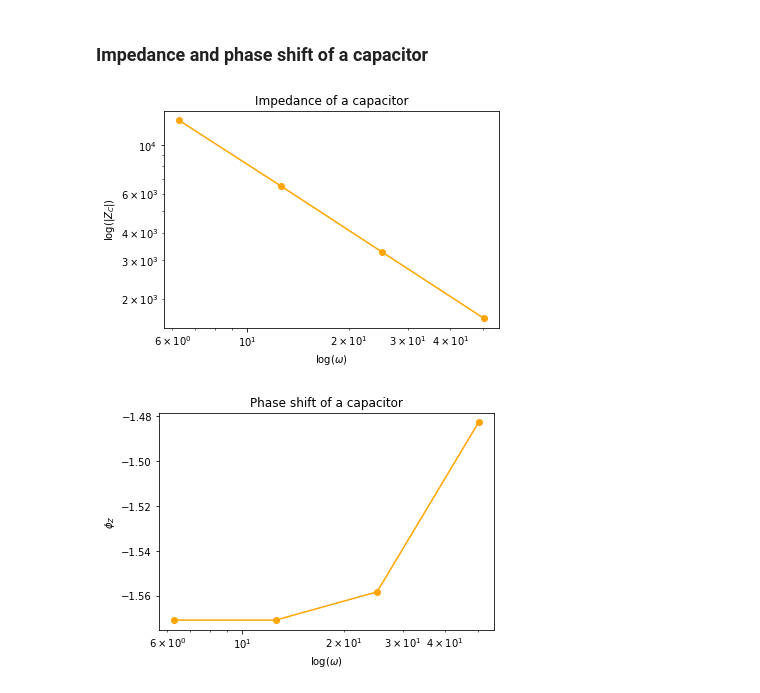
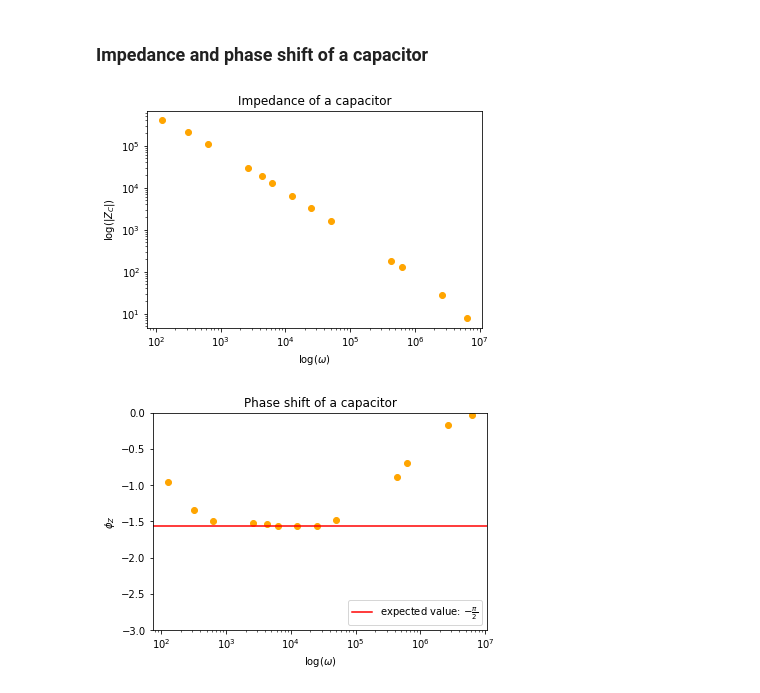
Before and after one commit to stine-fohrmann/Physical-Modelling, a Jupyter notebook: Experiment_2_Impedance.ipynb, the cells around one changed output. Drawn from its saved outputs; the diff is of its cells as text; code cells hidden in the pictures.

```diff
--- a/Experiment_2_Impedance.ipynb
+++ b/Experiment_2_Impedance.ipynb
@@ -13,11 +13,11 @@ import numpy as np
 i = 1j
 
 # Data - Inductor
-f_values = [1, 2, 4, 8, 16]  # frequency in kHz
+f_values = [1000, 2000, 4000, 8000, 16000, 20, 50, 690, 420, 1e6, 100e3, 420e3, 69e3]  # frequency in Hz
 R = 10  # resistance in ohm
-U_0_values = [3.5, 4.2, 4.7, 4.9, 5.0]  # voltage over inductor and resistor in V
-V_0_values = [4e-1, 3e-1, 1.84e-1, 0.96e-1, 0.49e-1]  # voltage over resistor in V
-T = [1, 0.5, 0.25, 0.125, 0.0625]  # period in ms
+U_0_values = [3.5, 4.2, 4.7, 4.9, 5.0, 2.73, 2.74, 3.19, 2.94, 5.00, 5.00, 5.02, 5.01]  # voltage over inductor and resistor in V
+V_0_values = [4e-1, 3e-1, 1.84e-1, 0.96e-1, 0.49e-1, 474e-3, 473.5e-3, 437e-3, 459e-3, 1.4e-3, 8.8e-3, 2.6e-3, 12e-3]  # voltage over resistor in V
+T = [1, 0.5, 0.25, 0.125, 0.0625, 50, 20, 1.46, 2.39, 1e-3, 10e-3, 2.38e-3, 14.5e-3]  # period in ms
 T = [element * 10 ** -3 for element in T]  # convert to s
 peak_U_values = [252, 125, 62.5, 31.5, 15.6]  # peak position in µs
 peak_V_values = [384, 216, 116, 60, 30.6]  # peak position in µs
@@ -27,6 +27,8 @@ peak_V_values = [element * 10 ** -6 for element in peak_V_values]  # convert to
 # Calculate phase from peak measurements
 phi_U_values = [-peak / T * 2 * np.pi for peak, T in zip(peak_U_values, T)]
 phi_V_values = [-peak / T * 2 * np.pi for peak, T in zip(peak_V_values, T)]
+phi_Z_measured = [1, 3, 37, 25, 9, 86, 65, 88] # in °
+phi_Z_measured = [phi_Z * np.pi /180 for phi_Z in phi_Z_measured] # convert to radians
 
 # Calculate circular velocity
 omega = [2 * np.pi * f for f in f_values]
@@ -45,21 +47,25 @@ def calculateImpedance(U_0, V_0, phi_Z):
 
 
 # Calculate impedance of the inductor
-phi_Z_values = calculatePhaseDifferences(phi_U_values, phi_V_values)
+phi_Z_values = calculatePhaseDifferences(phi_U_values, phi_V_values) + phi_Z_measured
 Z_hat = [calculateImpedance(U_0, V_0, phi_Z) for U_0, V_0, phi_Z in zip(U_0_values, V_0_values, phi_Z_values)]
 Z_hat_real = [np.abs(z) for z in Z_hat]    # get modulus of Z_hat
 
 # Plot
 Z_plot = plt.figure(1)
-plt.loglog(omega, Z_hat_real, '-o', color='orange')
+plt.loglog(omega, Z_hat_real, 'o', color='orange')
 plt.title('Impedance of an inductor')
 plt.xlabel(r'$\log(\omega)$')
 plt.ylabel(r'$\log\left(|Z_L|\right)$')
 
 phi_Z_plot = plt.figure(2)
-plt.semilogx(omega, phi_Z_values, '-o', color='orange')
+plt.semilogx(omega, phi_Z_values, 'o', color='orange')
+plt.axhline(y = np.pi/2, color = 'r', linestyle = '-')
 plt.title('Phase shift of an inductor')
 plt.xlabel(r'$\log(\omega)$')
 plt.ylabel(r'$\phi_Z$')
+plt.axhline(y = np.pi/2, color = 'r', linestyle = '-', label=r'expected value: $\frac{\pi}{2}$')
+plt.legend(loc='upper right')
+plt.ylim([0, 3])
 plt.show()
 # %% [output]
@@ -72,11 +78,11 @@ plt.show()
 i = 1j
 
 # Data - Capacitor
-f_values = [1, 2, 4, 8] # frequency in kHz
+f_values = [1e3, 2e3, 4e3, 8e3, 100, 20, 50, 690, 420, 1e6, 100e3, 420e3, 69e3] # frequency in Hz
 R = 150           # resistance in ohm
-U_0_values = [5.0, 5.0, 5.0, 5.0]                    # voltage over inductor and resistor in V
-V_0_values = [0.58e-1, 1.15e-1, 2.30e-1, 4.57e-1] # voltage over resistor in V
-T = [1, 0.5, 0.25, 0.125]       # period in ms
+U_0_values = [5.0, 5.0, 5.0, 5.0, 5.00, 5.08, 5.06, 5.05, 5.03, 3.79, 4.15, 3.81, 4.36]                    # voltage over inductor and resistor in V
+V_0_values = [0.58e-1, 1.15e-1, 2.30e-1, 4.57e-1, 6.73e-3, 1.90e-3, 3.53e-3, 39.8e-3, 25.0e-3, 3.67, 3.13, 3.65, 2.75] # voltage over resistor in V
+T = [1, 0.5, 0.25, 0.125, 10, 50, 20, 1.46, 2.38, 1e-3, 10e-3, 2.39e-3, 14.5e-3]       # period in ms
 T = [element * 10**-3 for element in T] # convert to s
 peak_U_values = [250, 125, 62, 31.5] # peak position in µs
 peak_V_values = [0, 0, 0, 2]    # peak position in µs
@@ -86,41 +92,46 @@ peak_V_values = [element * 10**-6 for element in peak_V_values] # convert to s
 # Calculate phase from peak measurements
 phi_U_values = [-peak / T * 2 * np.pi for peak, T in zip(peak_U_values, T)]
 phi_V_values = [-peak / T * 2 * np.pi for peak, T in zip(peak_V_values, T)]
+phi_Z_measured = [-86, -55, -77, -88, -87, -2.3, -40, -10, -51] # in °
+phi_Z_measured = [phi_Z * np.pi /180 for phi_Z in phi_Z_measured] # convert to radians
 
 # Calculate circular velocity
 omega = [2 * np.pi * f for f in f_values]
 
 
 # Function for calculating phase difference
 def calculatePhaseDifferences(phi_U_values, phi_V_values):
     phi_Z_values = [phi_U - phi_V for phi_U, phi_V in zip(phi_U_values, phi_V_values)]
     return phi_Z_values
 
 
 # Function for calculating impedance
 def calculateImpedance(U_0, V_0, phi_Z):
     Z_hat = (U_0 / V_0 * np.exp(i * phi_Z) - 1) * R
     return Z_hat
 
 
 # Calculate impedance of the inductor
-phi_Z_values = calculatePhaseDifferences(phi_U_values, phi_V_values)
+phi_Z_values = calculatePhaseDifferences(phi_U_values, phi_V_values) + phi_Z_measured
 Z_hat = [calculateImpedance(U_0, V_0, phi_Z) for U_0, V_0, phi_Z in zip(U_0_values, V_0_values, phi_Z_values)]
 Z_hat_real = [np.abs(z) for z in Z_hat]    # get modulus of Z_hat
 
 # Plot
 Z_plot = plt.figure(1)
-plt.loglog(omega, Z_hat_real, '-o', color='orange')
+plt.loglog(omega, Z_hat_real, 'o', color='orange')
 plt.title('Impedance of a capacitor')
 plt.xlabel(r'$\log(\omega)$')
 plt.ylabel(r'$\log\left(|Z_C|\right)$')
 
 phi_Z_plot = plt.figure(2)
-plt.semilogx(omega, phi_Z_values, '-o', color='orange')
+plt.semilogx(omega, phi_Z_values, 'o', color='orange')
 plt.title('Phase shift of a capacitor')
 plt.xlabel(r'$\log(\omega)$')
 plt.ylabel(r'$\phi_Z$')
+plt.axhline(y = -np.pi/2, color = 'r', linestyle = '-', label=r'expected value: $-\frac{\pi}{2}$')
+plt.ylim([-3, 0])
+plt.legend(loc='lower right')
 plt.show()
 # %% [output]
-[figure, old version]
+[figure, new version]
-[figure, old version]
+[figure, new version]
```
Also changed, not shown: parts of 1 cell of this notebook.
